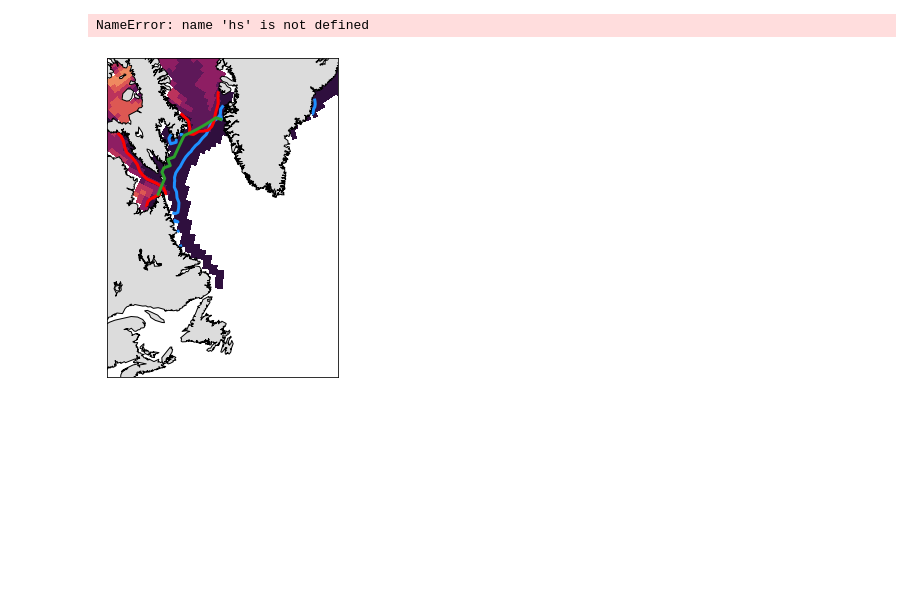
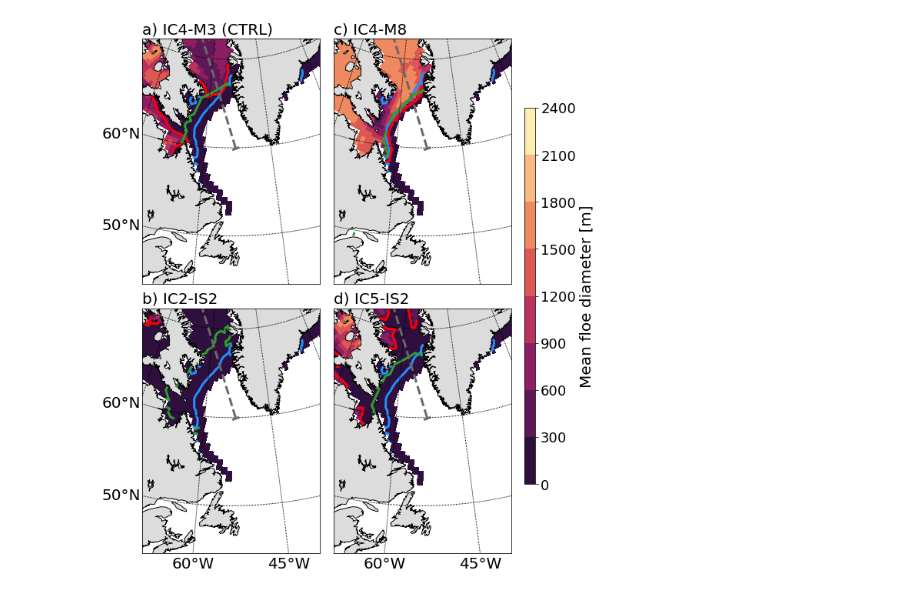
Before and after one commit to bward-mcgill/wardetal2023_postproc, a Jupyter notebook: sensitivity_attScheme.ipynb, the cells around one changed output. Saved outputs shown, nothing was run; the diff lists cells and outputs as text; code cells hidden in the pictures; blank space fills up the shorter version.

```diff
--- a/sensitivity_attScheme.ipynb
+++ b/sensitivity_attScheme.ipynb
@@ -91,7 +91,7 @@ for case in list_cases:
 #     test=m.pcolor(x,y, maskMIZ, color='tab:cyan')
     cont2=m.contour(x,y, fsd.where(maskMIZ>0).values, colors='r', levels=[300], linewidths=3)
     cont2=m.contour(x,y, wave_frac.where(aice>0.5).values, colors='tab:green', levels=[0], linewidths=3)
-    cont2=m.contour(x,y, hs.where(aice>0.5).values, colors='tab:orange', levels=[0.1], linewidths=3)
+    # cont2=m.contour(x,y, hs.where(aice>0.5).values, colors='tab:orange', levels=[0.1], linewidths=3)
 
 
     if index == 0:
@@ -192,34 +192,35 @@ cbar.set_label('Mean floe diameter [m]', size=20)
 
 # ax3 = fig.add_subplot(gs[1, 0])
 # plt.sca(ax3)
 # sc_obs = m.pcolor(x, y, ncMIZndMIZ_frac, cmap='viridis')
 # #, norm=norm, cmap=cmap)
 # none_map = ListedColormap(['none'])
 # m.fillcontinents()
 # m.drawcoastlines()
 # m.drawparallels(np.arange(-90.,120.,10.),labels=[0,1,0,0], size=20) # draw parallels
 # m.drawmeridians(np.arange(0.,420.,15.),labels=[0,0,0,1], size=20)
 # ax3.set_ylabel("nSIC-MIZ", size=24)
 # ax3.set_title('c)', loc='left', fontsize=24)
 
 # ax4 = fig.add_subplot(gs[1, 1])
 # plt.sca(ax4)
 # sc_obs = m.pcolor(x, y, ncMIZdMIZ_frac, cmap='viridis')
 # #, norm=norm, cmap=cmap)
 # none_map = ListedColormap(['none'])
 # m.fillcontinents()
 # m.drawcoastlines()
 # m.drawparallels(np.arange(-90.,120.,10.),labels=[0,0,0,0], size=20) # draw parallels
 # m.drawmeridians(np.arange(0.,420.,15.),labels=[0,0,0,1], size=20)
 # ax4.set_title('d)', loc='left', fontsize=24)
 
 # cax = fig.add_subplot(gs[:, 2], aspect=25)
 # cbar = fig.colorbar(sc_obs, cax=cax, orientation='vertical')
 # cbar.ax.tick_params(labelsize=20)
 # cbar.ax.tick_params(labelsize=20)
 # cbar.set_label('Frequency of occurence [%]', size=24)
-plt.savefig('labrador_sensitivity_IC4_IC2_IC5_NEWI.png',dpi='figure',format='png',metadata=None, bbbox_inches=None)
+plt.savefig('figures/labrador_sensitivity_IC4_IC2_IC5_NEWI.pdf',dpi=1200,format='pdf',metadata=None, bbbox_inches=None)
+
+# plt.savefig('labrador_sensitivity_IC4_IC2_IC5_NEWI.png',dpi='figure',format='png',metadata=None, bbbox_inches=None)
 # %% [output]
-NameError: name 'hs' is not defined
-[figure, old version]
+[figure, new version]
 # %%
```
Also changed, not shown: parts of 4 cells of this notebook, 22 other files.
